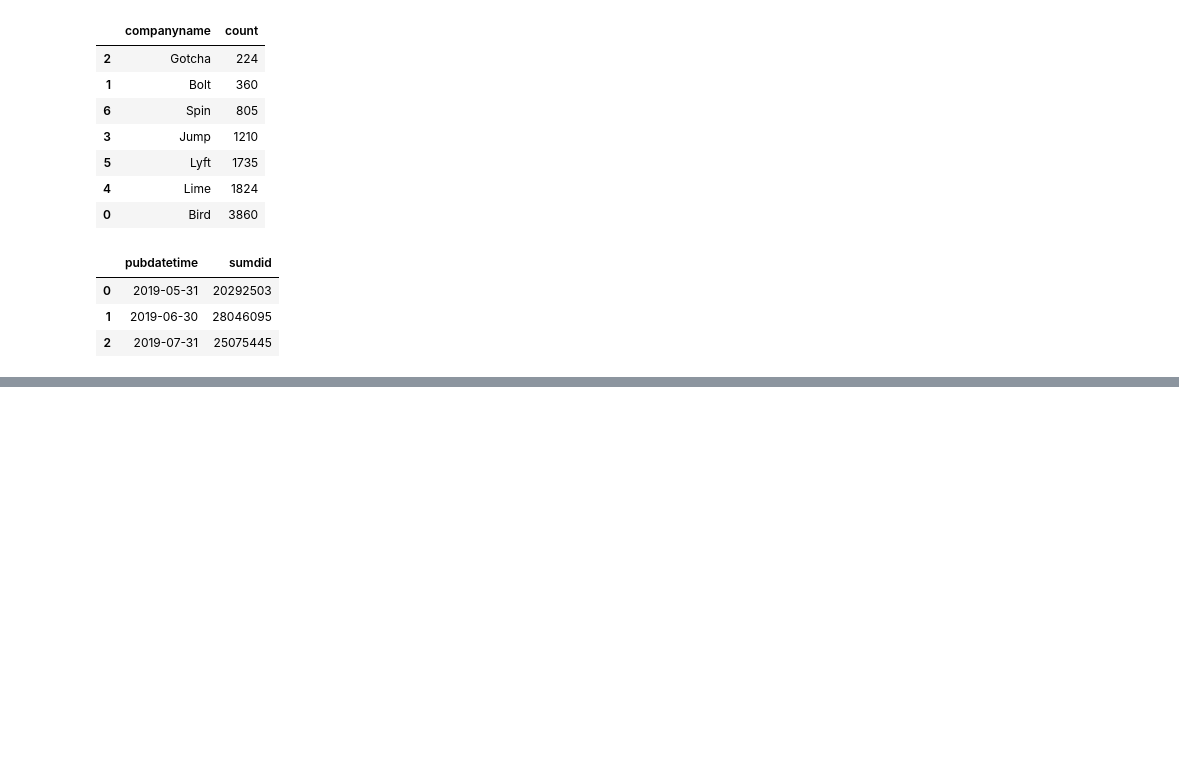
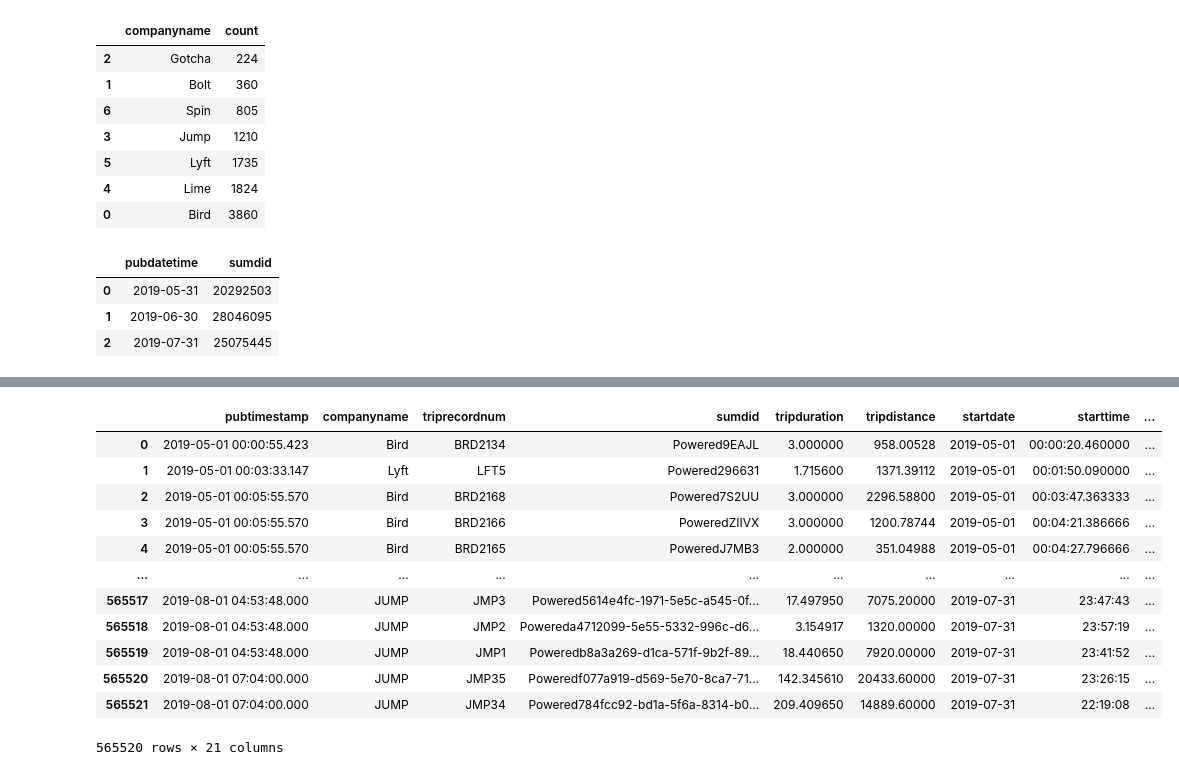
Before and after one commit to NSS-Data-Analytics-Cohort-11/scooters-hot_honey, a Jupyter notebook: notebook/metro_scooters.ipynb, the cells around one changed output, grey strips where cells are left out. Saved outputs shown, nothing was run; the diff lists cells and outputs as text; code cells hidden in the pictures; blank space fills up the shorter version.

```diff
--- a/notebook/metro_scooters.ipynb
+++ b/notebook/metro_scooters.ipynb
@@ -760,0 +859,4 @@ scooters_avail_per_day_co
+# %%
+#read in zipcodes
+zipcodes = gpd.read_file('../data/zipcodes.geojson')
+zipcodes
@@ -760,0 +887,8 @@ scooters_avail_per_day_co
+# %%
+#convert each lat and long point from TRIPS (not a geoDF/CRS) to a geodataframe, matching the CRS of the zipcodes file
+trips_start_geo = gpd.GeoDataFrame(trips,
+                           crs = zipcodes.crs,
+                           geometry = gpd.points_from_xy(trips.startlongitude, trips.startlatitude))
+trips_end_geo = gpd.GeoDataFrame(trips,
+                           crs = zipcodes.crs,
+                           geometry = gpd.points_from_xy(trips.endlongitude, trips.endlatitude))
@@ -760,0 +898,18 @@ scooters_avail_per_day_co
+# %%
+#list of trip start points within each zip code, using sjoin to combine info from trips geodf and zipcodes
+start_points_by_zip = gpd.sjoin(trips_start_geo, zipcodes, predicate = 'within')
+start_points_by_zip
+# %% [output]
+|  | pubtimestamp | companyname | triprecordnum | sumdid | tripduration | tripdistance | startdate | starttime | ... |
+| 0 | 2019-05-01 00:00:55.423 | Bird | BRD2134 | Powered9EAJL | 3.000000 | 958.00528 | 2019-05-01 | 00:00:20.460000 | ... |
+| 1 | 2019-05-01 00:03:33.147 | Lyft | LFT5 | Powered296631 | 1.715600 | 1371.39112 | 2019-05-01 | 00:01:50.090000 | ... |
+| 2 | 2019-05-01 00:05:55.570 | Bird | BRD2168 | Powered7S2UU | 3.000000 | 2296.58800 | 2019-05-01 | 00:03:47.363333 | ... |
+| 3 | 2019-05-01 00:05:55.570 | Bird | BRD2166 | PoweredZIIVX | 3.000000 | 1200.78744 | 2019-05-01 | 00:04:21.386666 | ... |
+| 4 | 2019-05-01 00:05:55.570 | Bird | BRD2165 | PoweredJ7MB3 | 2.000000 | 351.04988 | 2019-05-01 | 00:04:27.796666 | ... |
+| ... | ... | ... | ... | ... | ... | ... | ... | ... | ... |
+| 565517 | 2019-08-01 04:53:48.000 | JUMP | JMP3 | Powered5614e4fc-1971-5e5c-a545-0f... | 17.497950 | 7075.20000 | 2019-07-31 | 23:47:43 | ... |
+| 565518 | 2019-08-01 04:53:48.000 | JUMP | JMP2 | Powereda4712099-5e55-5332-996c-d6... | 3.154917 | 1320.00000 | 2019-07-31 | 23:57:19 | ... |
+| 565519 | 2019-08-01 04:53:48.000 | JUMP | JMP1 | Poweredb8a3a269-d1ca-571f-9b2f-89... | 18.440650 | 7920.00000 | 2019-07-31 | 23:41:52 | ... |
+| 565520 | 2019-08-01 07:04:00.000 | JUMP | JMP35 | Poweredf077a919-d569-5e70-8ca7-71... | 142.345610 | 20433.60000 | 2019-07-31 | 23:26:15 | ... |
+| 565521 | 2019-08-01 07:04:00.000 | JUMP | JMP34 | Powered784fcc92-bd1a-5f6a-8314-b0... | 209.409650 | 14889.60000 | 2019-07-31 | 22:19:08 | ... |
+565520 rows × 21 columns
```
Also changed, not shown: parts of 92 cells of this notebook.
